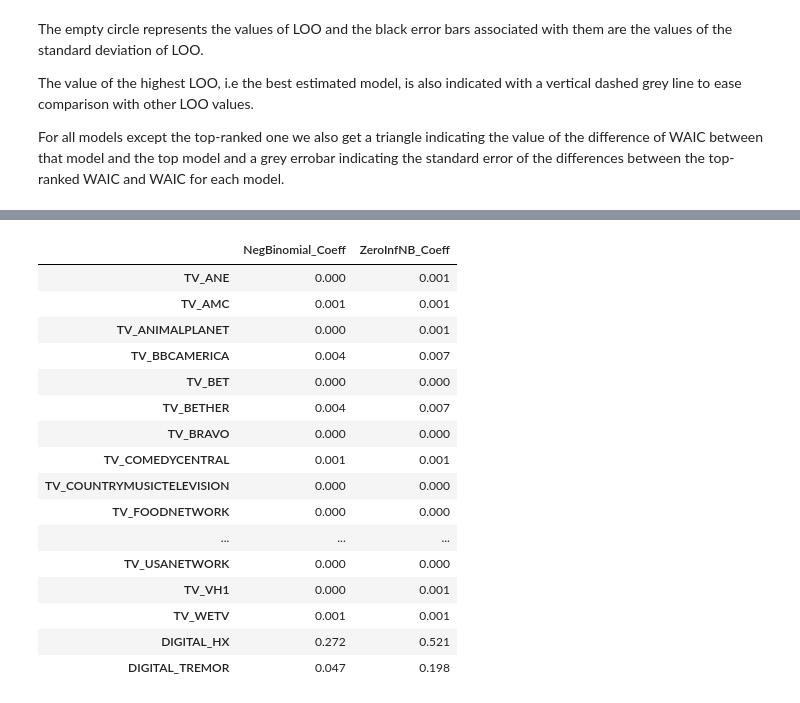
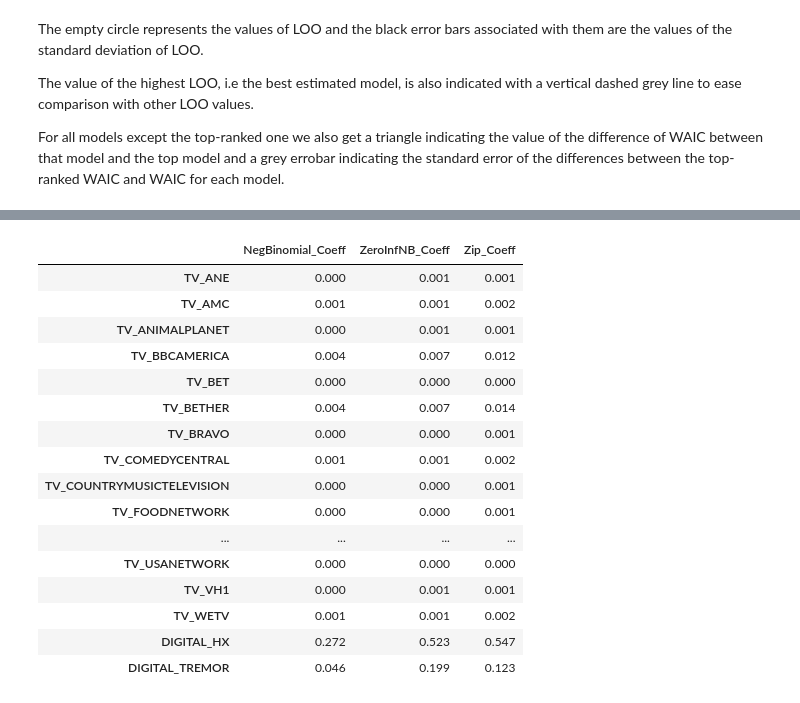
Before and after one commit to vanitoz/Bayesian-GLM-and-Multivariable-Linear-Regression, a Jupyter notebook: notebooks/model_comparison.ipynb, the cells around one changed output, grey strips where cells are left out. Drawn from its saved outputs; the diff is of its cells as text; code cells hidden in the pictures.

```diff
--- a/notebooks/model_comparison.ipynb
+++ b/notebooks/model_comparison.ipynb
@@ -397,23 +391,26 @@ coeff_nb = az.summary(trace_negative_binomial,
 # %%
 coeff_zinb = az.summary(trace_zinb,
                         var_names='beta').set_index(data.columns[:-1]).rename(columns={'mean':'ZeroInfNB_Coeff'})['ZeroInfNB_Coeff']
+# %%
+coeff_zip = az.summary(trace_zip,
+                      var_names='beta').set_index(data.columns[:-1]).rename(columns={'mean':'Zip_Coeff'})['Zip_Coeff']
 # %%
-pd.concat([coeff_nb, coeff_zinb], axis = 1)
+pd.concat([coeff_nb, coeff_zinb, coeff_zip], axis = 1)
 # %% [output]
-|  | NegBinomial_Coeff | ZeroInfNB_Coeff |
-| TV_ANE | 0.000 | 0.001 |
-| TV_AMC | 0.001 | 0.001 |
-| TV_ANIMALPLANET | 0.000 | 0.001 |
-| TV_BBCAMERICA | 0.004 | 0.007 |
-| TV_BET | 0.000 | 0.000 |
-| TV_BETHER | 0.004 | 0.007 |
-| TV_BRAVO | 0.000 | 0.000 |
-| TV_COMEDYCENTRAL | 0.001 | 0.001 |
-| TV_COUNTRYMUSICTELEVISION | 0.000 | 0.000 |
-| TV_FOODNETWORK | 0.000 | 0.000 |
-| ... | ... | ... |
-| TV_USANETWORK | 0.000 | 0.000 |
-| TV_VH1 | 0.000 | 0.001 |
-| TV_WETV | 0.001 | 0.001 |
-| DIGITAL_HX | 0.272 | 0.521 |
-| DIGITAL_TREMOR | 0.047 | 0.198 |
+|  | NegBinomial_Coeff | ZeroInfNB_Coeff | Zip_Coeff |
+| TV_ANE | 0.000 | 0.001 | 0.001 |
+| TV_AMC | 0.001 | 0.001 | 0.002 |
+| TV_ANIMALPLANET | 0.000 | 0.001 | 0.001 |
+| TV_BBCAMERICA | 0.004 | 0.007 | 0.012 |
+| TV_BET | 0.000 | 0.000 | 0.000 |
+| TV_BETHER | 0.004 | 0.007 | 0.014 |
+| TV_BRAVO | 0.000 | 0.000 | 0.001 |
+| TV_COMEDYCENTRAL | 0.001 | 0.001 | 0.002 |
+| TV_COUNTRYMUSICTELEVISION | 0.000 | 0.000 | 0.001 |
+| TV_FOODNETWORK | 0.000 | 0.000 | 0.001 |
+| ... | ... | ... | ... |
+| TV_USANETWORK | 0.000 | 0.000 | 0.000 |
+| TV_VH1 | 0.000 | 0.001 | 0.001 |
+| TV_WETV | 0.001 | 0.001 | 0.002 |
+| DIGITAL_HX | 0.272 | 0.523 | 0.547 |
+| DIGITAL_TREMOR | 0.046 | 0.199 | 0.123 |
```
Also changed, not shown: parts of 13 cells of this notebook, 8 other files.
